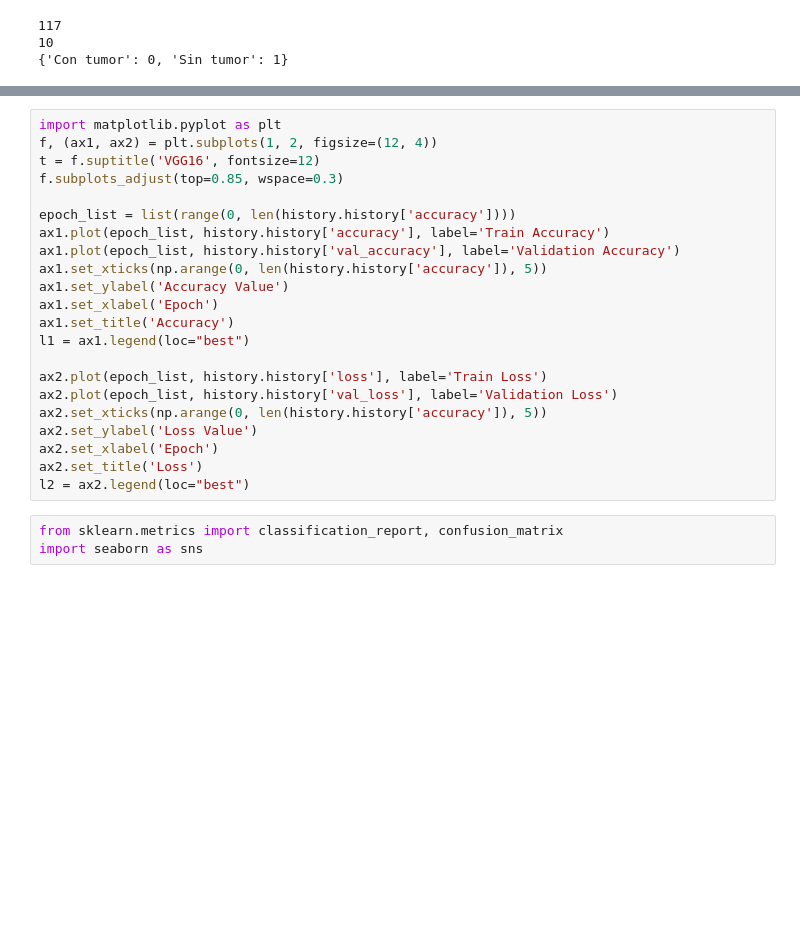
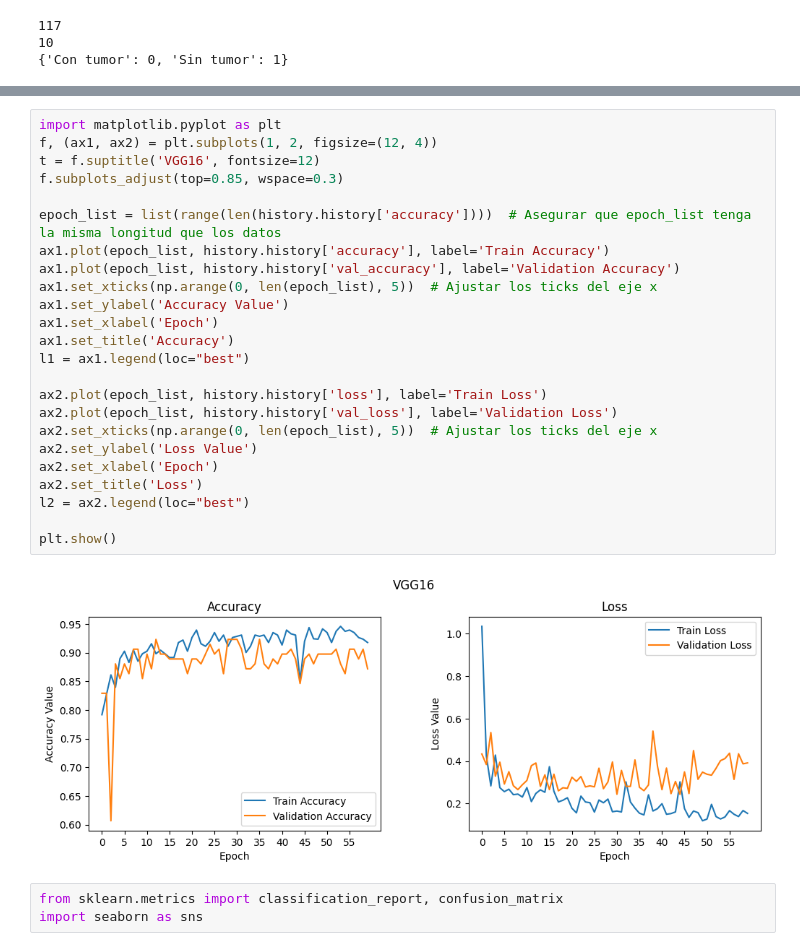
Before and after one commit to JennyferSalcedo/deteccion, a Jupyter notebook: VGG16Det.ipynb, the cells around one changed output, grey strips where cells are left out. Cells and saved outputs as stored; diff of their text form; blank space fills up the shorter version.

```diff
--- a/VGG16Det.ipynb
+++ b/VGG16Det.ipynb
@@ -125,25 +125,29 @@ Epoch 60/60
 # %%
 import matplotlib.pyplot as plt
 f, (ax1, ax2) = plt.subplots(1, 2, figsize=(12, 4))
 t = f.suptitle('VGG16', fontsize=12)
 f.subplots_adjust(top=0.85, wspace=0.3)
 
-epoch_list = list(range(0, len(history.history['accuracy'])))
+epoch_list = list(range(len(history.history['accuracy'])))  # Asegurar que epoch_list tenga la misma longitud que los datos
 ax1.plot(epoch_list, history.history['accuracy'], label='Train Accuracy')
 ax1.plot(epoch_list, history.history['val_accuracy'], label='Validation Accuracy')
-ax1.set_xticks(np.arange(0, len(history.history['accuracy']), 5))
+ax1.set_xticks(np.arange(0, len(epoch_list), 5))  # Ajustar los ticks del eje x
 ax1.set_ylabel('Accuracy Value')
 ax1.set_xlabel('Epoch')
 ax1.set_title('Accuracy')
 l1 = ax1.legend(loc="best")
 
 ax2.plot(epoch_list, history.history['loss'], label='Train Loss')
 ax2.plot(epoch_list, history.history['val_loss'], label='Validation Loss')
-ax2.set_xticks(np.arange(0, len(history.history['accuracy']), 5))
+ax2.set_xticks(np.arange(0, len(epoch_list), 5))  # Ajustar los ticks del eje x
 ax2.set_ylabel('Loss Value')
 ax2.set_xlabel('Epoch')
 ax2.set_title('Loss')
 l2 = ax2.legend(loc="best")
+
+plt.show()
+# %% [output]
+[figure, added]
 # %%
 from sklearn.metrics import classification_report, confusion_matrix
 import seaborn as sns
```
Also changed, not shown: parts of 16 cells of this notebook.
